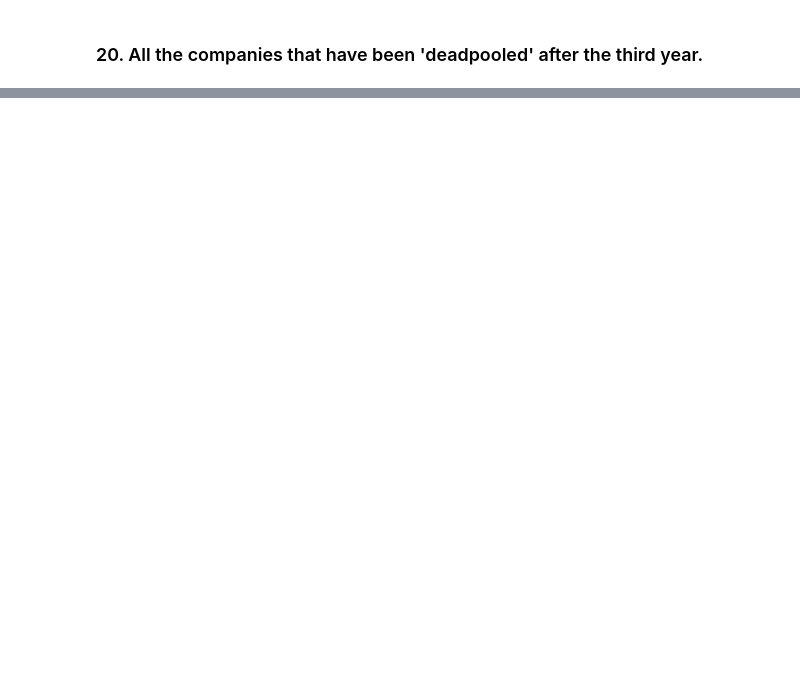
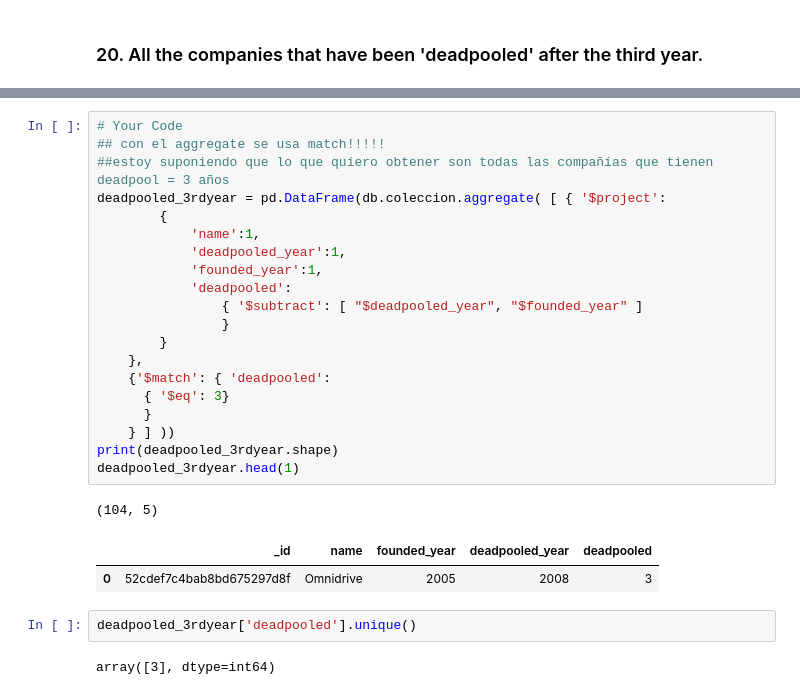
Before and after one commit to Ironhack-Data-Madrid-PartTime-Oct22/lab-mongo-queries, a Jupyter notebook: your_code/main.ipynb, the cells around one changed output, grey strips where cells are left out. Saved outputs shown, nothing was run; the diff lists cells and outputs as text; blank space fills up the shorter version.

```diff
--- a/your_code/main.ipynb
+++ b/your_code/main.ipynb
@@ -342,0 +356,28 @@ pd.DataFrame(db.coleccion.find({'acquisition.acquired_month':{'$lte':3}},{'name'
+# %%
+# Your Code
+## con el aggregate se usa match!!!!!
+##estoy suponiendo que lo que quiero obtener son todas las compañías que tienen deadpool = 3 años
+deadpooled_3rdyear = pd.DataFrame(db.coleccion.aggregate( [ { '$project':
+        {
+            'name':1,
+            'deadpooled_year':1,
+            'founded_year':1,
+            'deadpooled':
+                { '$subtract': [ "$deadpooled_year", "$founded_year" ]
+                }
+        }
+    },
+    {'$match': { 'deadpooled':
+      { '$eq': 3}
+      }
+    } ] ))
+print(deadpooled_3rdyear.shape)
+deadpooled_3rdyear.head(1)
+# %% [output]
+(104, 5)
+|  | _id | name | founded_year | deadpooled_year | deadpooled |
+| 0 | 52cdef7c4bab8bd675297d8f | Omnidrive | 2005 | 2008 | 3 |
+# %%
+deadpooled_3rdyear['deadpooled'].unique()
+# %% [output]
+array([3], dtype=int64)
```
Also changed, not shown: parts of 3 cells of this notebook.
